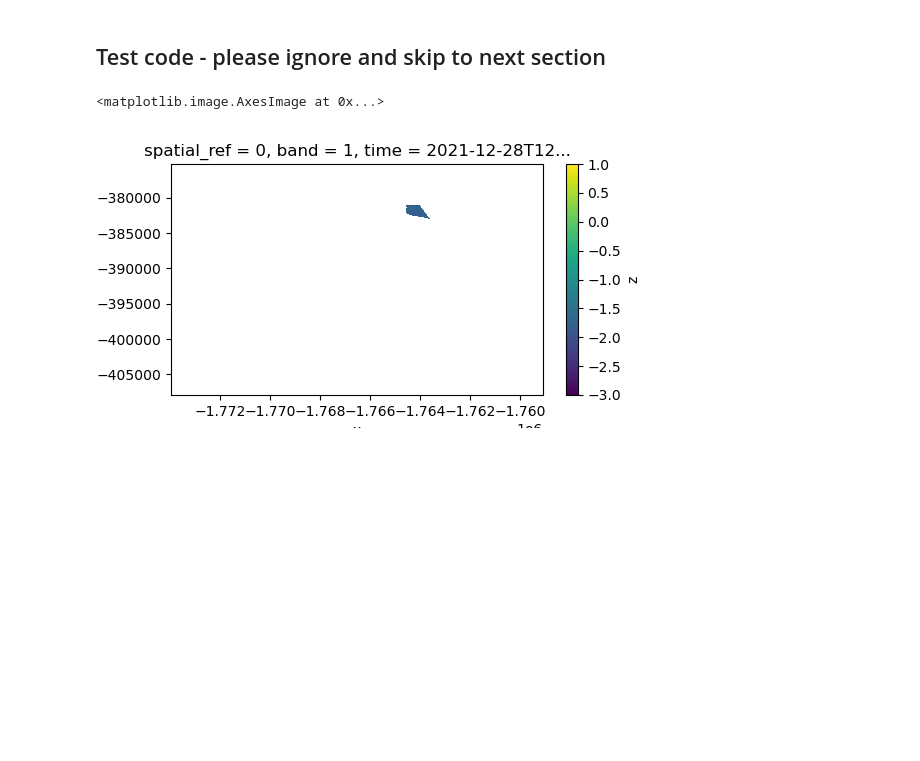
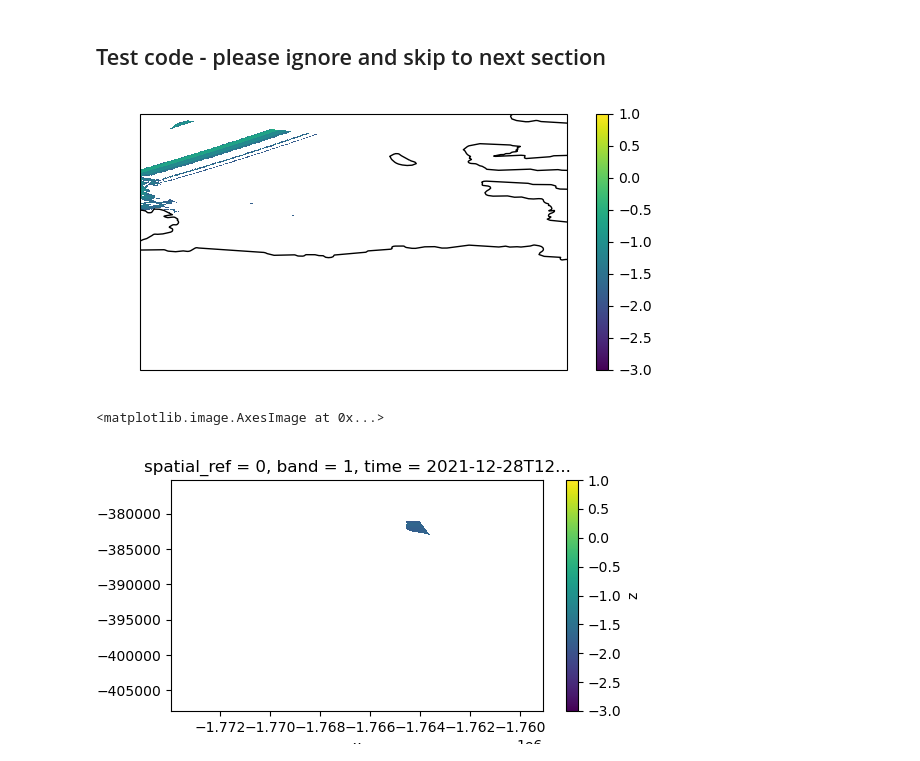
Before and after one commit to tsnow03/Landsat_SST_algorithm, a Jupyter notebook: LandsatCalibration.ipynb, the cells around one changed output. Drawn from its saved outputs; the diff is of its cells as text; code cells hidden in the pictures; blank space fills up the shorter version.

Commit message:
large update to calibration

```diff
--- a/LandsatCalibration.ipynb
+++ b/LandsatCalibration.ipynb
@@ -704,8 +1083,7 @@ os.chdir(sstpath)
 # If number of MODIS images per satellite is much more than 25, its because there is a ULY,LRY issue
 
 lsat_mod = []
-
-for i in range(len(lsatfiles)):
+for i in tqdm(range(len(lsatfiles)), desc="Processing"):
     # Concatenate all landsat files into xarray with a time dimension
     ls_scene = xr.open_dataset(lsatfiles[i],chunks=dict(x=512, y=512),engine='rasterio')['band_data'].sel(band=1)
     ls_scene = ls_scene.rio.write_crs("epsg:3031", inplace=True)
@@ -722,11 +1100,15 @@ for i in range(len(lsatfiles)):
     ls_scene = subset_img(ls_scene,polarx,polary) # subset so easier to work with
     ls_scene = crop_xarray_dataarray_with_polygon(ls_scene, polygon) # crop data to exact bounding box
 
+    # if location==3:
+    # Calibrate
+    ls_scene = ls_scene * calib_m + calib_b
+
+    # # Remove SSTs that are unrealistically cool
+    # ls_scene = ls_scene.where(ls_scene >= thresh, np.nan)
+
     lsID = lsatfiles[i]
     print (lsID)
-
-    # # Remove SSTs that are unrealistically cool
-    # ls_scene = ls_scene.where(ls_scene >= -2.5, np.nan)
 
     # Take mean temp, will skip the modis stage if no Landsat data in the calibration region
     try:
@@ -741,7 +1123,7 @@ for i in range(len(lsatfiles)):
         continue
 
     # Find coincident MODIS SST scene
-    mod_scene, mod_file,time_dif = find_MODIS(lonboundsC,latboundsC)
+    mod_scene, mod_file,time_dif = find_MODIS(lonboundsC,latboundsC,ls_scene)
     print(mod_file)
 
     try:
@@ -783,11 +1165,10 @@ for i in range(len(lsatfiles)):
     lsat_mod.append([times,mod_file,modis,MOD_num,lsID,lsat,ls_num,time_dif])
     print (f'MODIS mean: {modis}, Landsat 8: {lsat}')
 
-    # try:
-    #     del ls_scene, ls_sub, mod_scene, MODsst_xr, MODsst_xr_sub
-    # except:
-    #     pass
+    try:
+        del ls_scene, ls_sub, mod_scene, MODsst_xr, MODsst_xr_sub
+    except:
+        pass
 
     gc.collect()
-    break
 # %% [output]
@@ -818,5 +1480,19 @@ lsat_mod_df.to_pickle(out_df)
 # %% [markdown]
 ## Test code - please ignore and skip to next section
+# %%
+# ****Need to step through the makng of this modis data and plot each step to see where the problems are
+data0 =  MODsst_xr
+plt.figure(figsize=(6, 3))
+ax = plt.axes(projection=ccrs.PlateCarree())
+ax.set_global()
+cb = ax.pcolormesh(data0.x,data0.y,data0.values,vmin=-3,vmax=1,transform=cartopy.crs.epsg(3031))
+ax.coastlines()
+ax.set_ylim([-78, -72])
+ax.set_xlim([-111,-101])
+cbar = plt.colorbar(cb)
+plt.tight_layout()
+# %% [output]
+[figure, added]
 # %%
 plt.figure(figsize=(6, 3))
 # mask_mod = mod_scene.sea_surface_temperature[0,:,:].where(mod_scene.quality_level[0,:,:]>=4)
```
Also changed, not shown: parts of 27 cells of this notebook.
